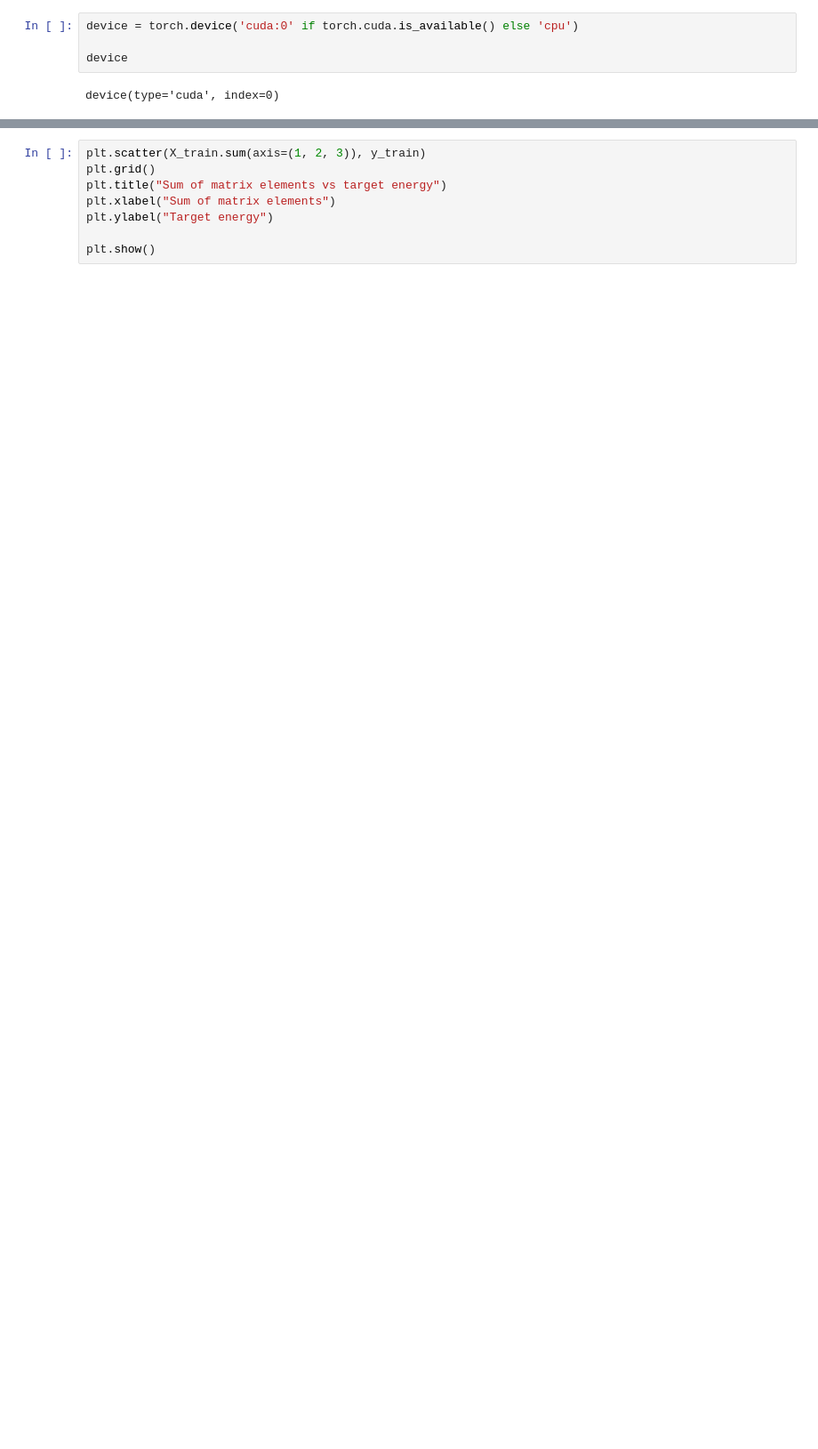
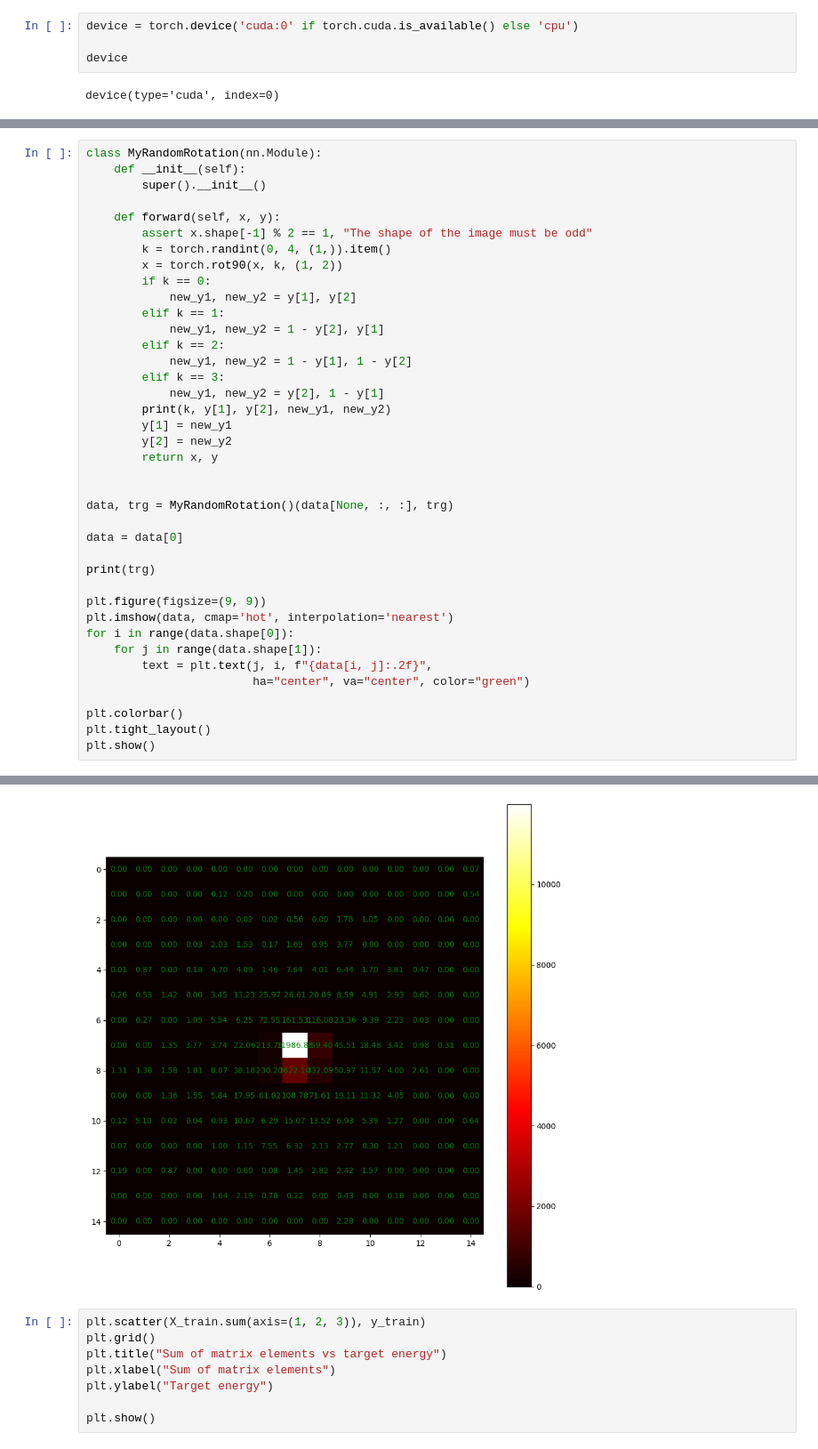
Before and after one commit to dxtvzw/ecal-optimization, a Jupyter notebook: src/tmp.ipynb, the cells around one changed output, grey strips where cells are left out. Shown at 89% size. Cells and saved outputs as stored; diff of their text form; blank space fills up the shorter version.

```diff
--- a/src/tmp.ipynb
+++ b/src/tmp.ipynb
@@ -109,0 +137,40 @@ val_loader = DataLoader(val_dataset, batch_size=64, shuffle=False, pin_memory=Tr
+# %%
+class MyRandomRotation(nn.Module):
+    def __init__(self):
+        super().__init__()
+
+    def forward(self, x, y):
+        assert x.shape[-1] % 2 == 1, "The shape of the image must be odd"
+        k = torch.randint(0, 4, (1,)).item()
+        x = torch.rot90(x, k, (1, 2))
+        if k == 0:
+            new_y1, new_y2 = y[1], y[2]
+        elif k == 1:
+            new_y1, new_y2 = 1 - y[2], y[1]
+        elif k == 2:
+            new_y1, new_y2 = 1 - y[1], 1 - y[2]
+        elif k == 3:
+            new_y1, new_y2 = y[2], 1 - y[1]
+        print(k, y[1], y[2], new_y1, new_y2)
+        y[1] = new_y1
+        y[2] = new_y2
+        return x, y
+
+
+data, trg = MyRandomRotation()(data[None, :, :], trg)
+
+data = data[0]
+
+print(trg)
+
+plt.figure(figsize=(9, 9))
+plt.imshow(data, cmap='hot', interpolation='nearest')
+for i in range(data.shape[0]):
+    for j in range(data.shape[1]):
+        text = plt.text(j, i, f"{data[i, j]:.2f}",
+                        ha="center", va="center", color="green")
+
+plt.colorbar()
+plt.tight_layout()
+plt.show()
+# %% [output]
@@ -110,3 +178,4 @@ val_loader = DataLoader(val_dataset, batch_size=64, shuffle=False, pin_memory=Tr
+[figure, added]
 # %%
 plt.scatter(X_train.sum(axis=(1, 2, 3)), y_train)
 plt.grid()
```
Also changed, not shown: parts of 10 cells of this notebook, 4 other files.
